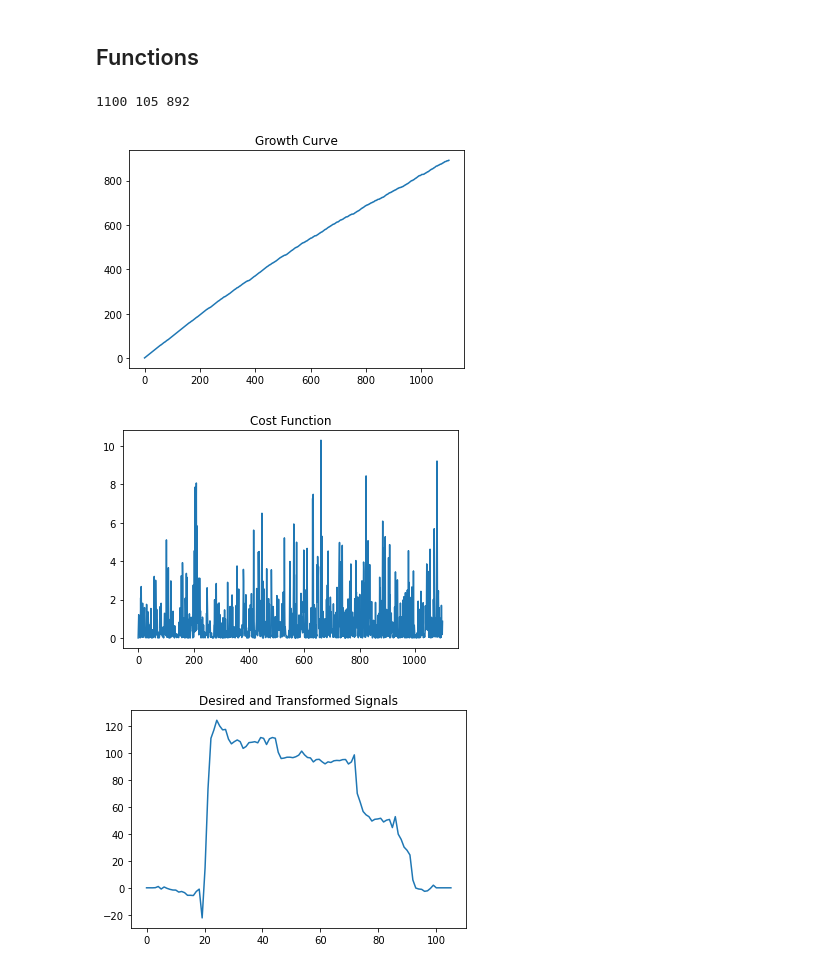
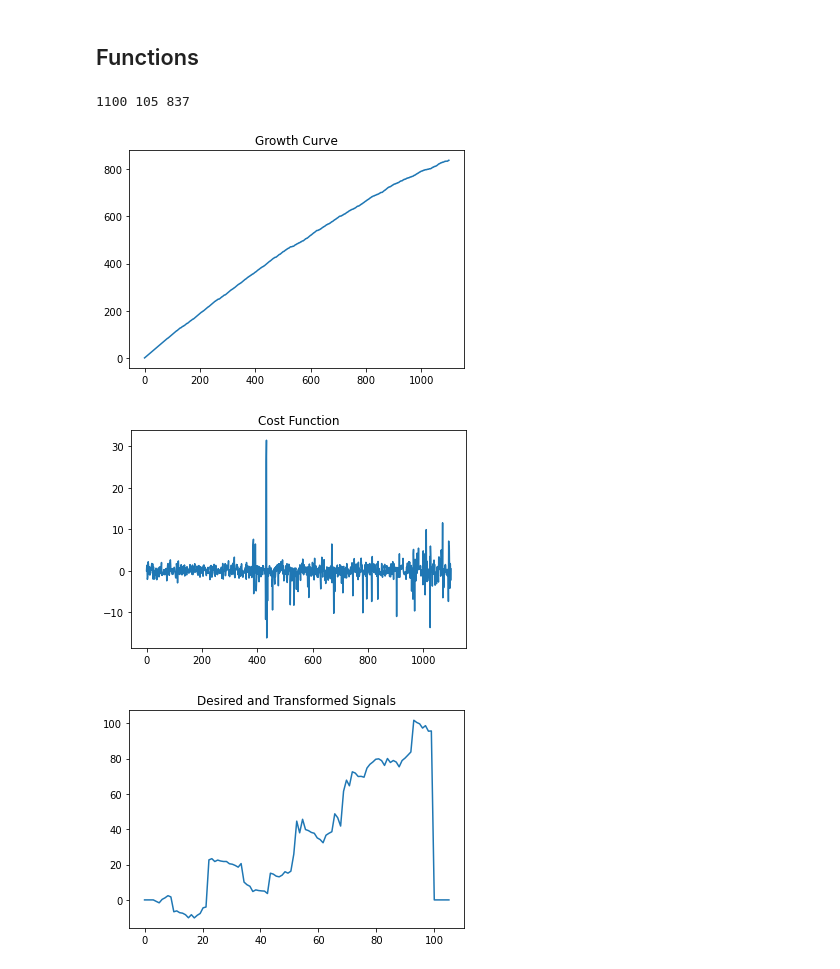
Before and after one commit to jcornell616/ML-for-time-series, a Jupyter notebook: Project2/Project2.ipynb, the cells around one changed output. Drawn from its saved outputs; the diff is of its cells as text; code cells hidden in the pictures.

```diff
--- a/Project2/Project2.ipynb
+++ b/Project2/Project2.ipynb
@@ -83,7 +83,7 @@ def QKLMS_MCC(x, d, kernel_size, entropy_kernel_size, embedding_size, step_size,
         # update growth
         growth[i] = len(C)
     # return weights and learning curve
-    return e**2, y, growth, step_size*np.array(err)
+    return e, y, growth, step_size*np.array(err)
 # %%
 # KRLS filter with MSE cost function
 def QKRLS_MSE(x, d, regularizer, kernel_size, embedding_size, threshold) :
@@ -146,7 +146,7 @@ def QKRLS_MSE(x, d, regularizer, kernel_size, embedding_size, threshold) :
             #    a[min_index] += e[i]
         # update growth curve
         growth[i] = len(C)
-    return e**2, y, growth, np.array(a)
+    return e, y, growth, np.array(a)
 # %%
 # KRLS filter with MSE cost function
 def QKRLS_MCC(x, d, regularizer, forgetting_factor, kernel_size, entropy_kernel_size, embedding_size, threshold) :
@@ -210,7 +210,7 @@ def QKRLS_MCC(x, d, regularizer, forgetting_factor, kernel_size, entropy_kernel_
                 a[min_index] += e[i]
         # update growth curve
         growth[i] = len(C)
-    return e**2, y, growth, a
+    return e, y, growth, a
 # %%
 # transform input signal with weights in RKHS
 def KernelFilter(x, a, kernel_size, embedding_size) :
@@ -272,38 +272,38 @@ d = y[0:5000]
 regularizer = 1e-3
 step_size = 0.001
 embedding_size = 5
 kernel_size = 1
-entropy_kernel_size = 1
+entropy_kernel_size = 10
 threshold = 0.001
 forgetting_factor = 0.99
-#J, y, growth, a = QKLMS_MCC(x[0:2100], d[0:2100], kernel_size, entropy_kernel_size, embedding_size, step_size, threshold)
+J3, y3, growth3, a3 = QKLMS_MCC(x[0:1100], d[0:1100], kernel_size, entropy_kernel_size, embedding_size, step_size, threshold)
 J, y, growth, a = QKRLS_MCC(x[0:1100], d[0:1100], regularizer, forgetting_factor, kernel_size, entropy_kernel_size, embedding_size, threshold)
-#J, y, growth, a = QKRLS_MSE(x[0:1100], d[0:1100], regularizer, kernel_size, embedding_size, threshold)
+J2, y2, growth2, a2 = QKRLS_MSE(x[0:1100], d[0:1100], regularizer, kernel_size, embedding_size, threshold)
 #y1 = KernelFilter(x[0:250], a, kernel_size, embedding_size)
 y1 = GenerateTrajectory(x[0:5], a, kernel_size, embedding_size, 100)
 
 print(y.size, y1.size, a.size)
 
 y = y[0:200]
 y1 = y1[0:200]
 
 # plot output wave
 plt.plot(np.linspace(0, np.size(growth), np.size(growth)), growth)
 plt.title("Growth Curve")
 plt.show()
 
 plt.plot(np.linspace(0, np.size(J), np.size(J)), J)
 plt.title("Cost Function")
 plt.show()
 
 #plt.plot(np.linspace(0, np.size(y), np.size(y)), y)
 plt.plot(np.linspace(0, np.size(y1), np.size(y1)), y1)
 plt.title("Desired and Transformed Signals")
 plt.show()
 ### DELETE LATER ###
 # %% [output]
-1100 105 892
+1100 105 837
-[figure, old version]
+[figure, new version]
-[figure, old version]
+[figure, new version]
-[figure, old version]
+[figure, new version]
 # %%
```
Also changed, not shown: parts of 2 cells of this notebook.
